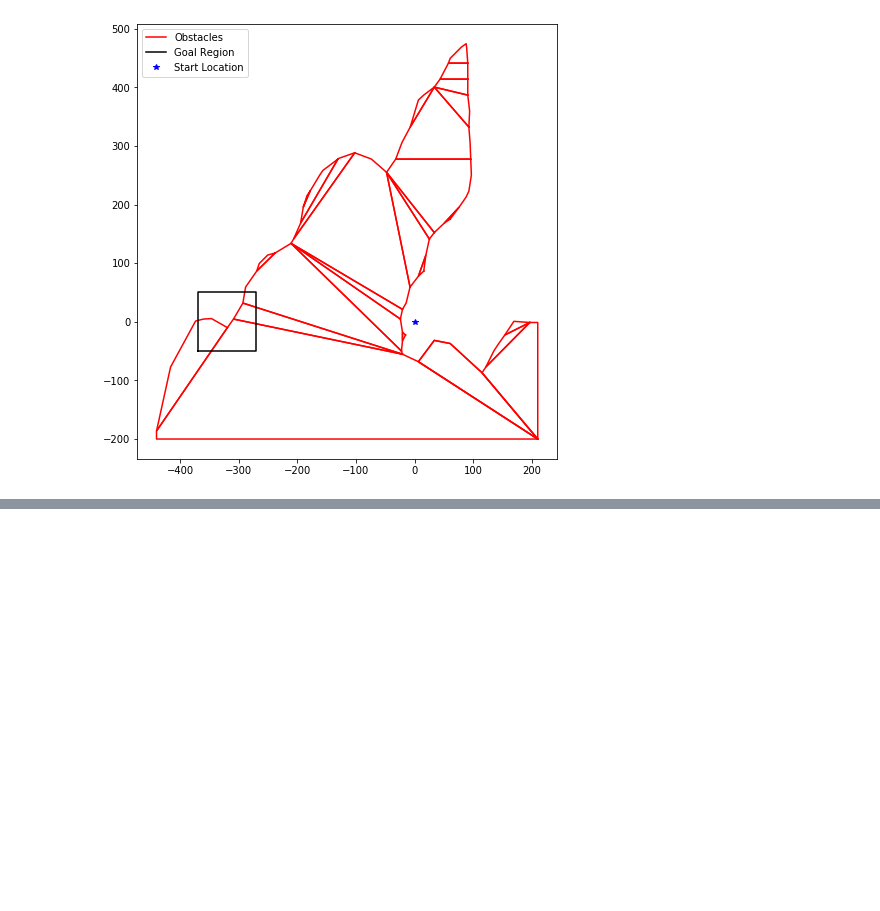
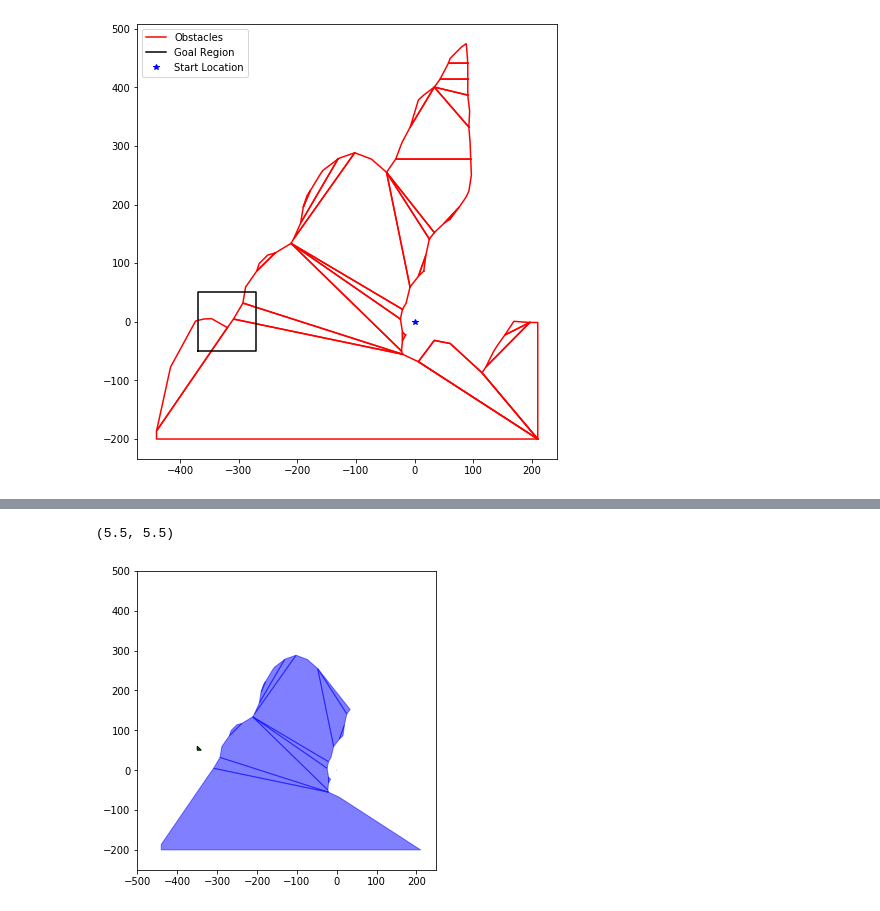
Before and after one commit to mschoder/autonomous-motion-planning, a Jupyter notebook: working_gurobi_code.ipynb, the cells around one changed output, grey strips where cells are left out. Saved outputs shown, nothing was run; the diff lists cells and outputs as text; code cells hidden in the pictures; blank space fills up the shorter version.

```diff
--- a/working_gurobi_code.ipynb
+++ b/working_gurobi_code.ipynb
@@ -178,0 +117,9 @@ len(obs_list_nm)
+# %%
+obs_list_nm = process_json_obstacles(ex_json_dict, remove_duplicates=True)
+obs_list_nmd = process_json_obstacles(ex_json_dict)
+
+goal_region = ex_json_dict['goal']['geometry']['coordinates'][:-1]
+
+# Test
+print(obs_list_nm[0])
+print(obs_list_nmd[0])
@@ -178,0 +199,6 @@ len(obs_list_nm)
+# %%
+goal = [goal, (goal[0]+10, goal[1]), (goal[0], goal[1]+10)]
+ax = plot_env(obs_list, start, goal, bounds, Environment(None))
+# %% [output]
+(5.5, 5.5)
+[figure, added]
```
Also changed, not shown: parts of 19 cells of this notebook, 7 other files.
